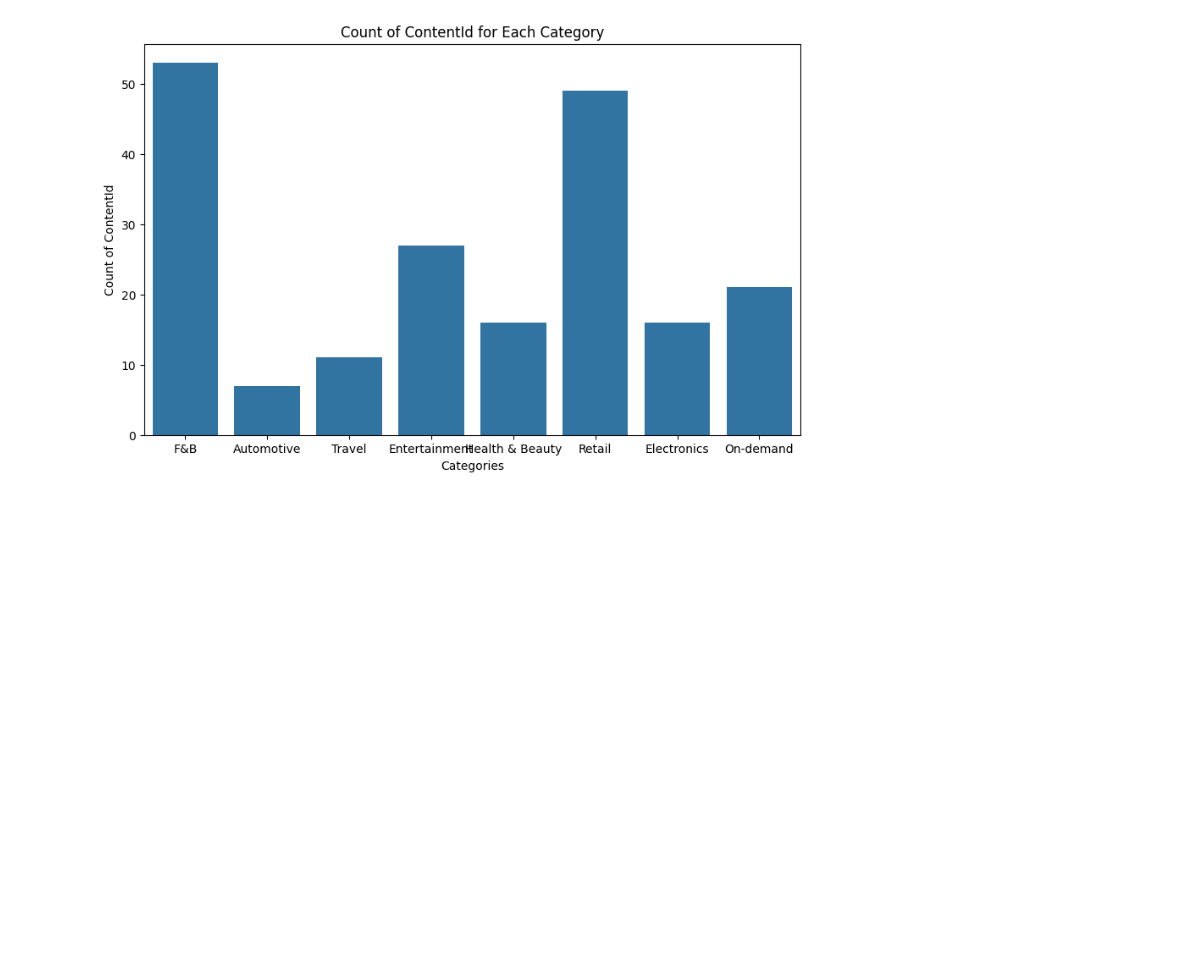
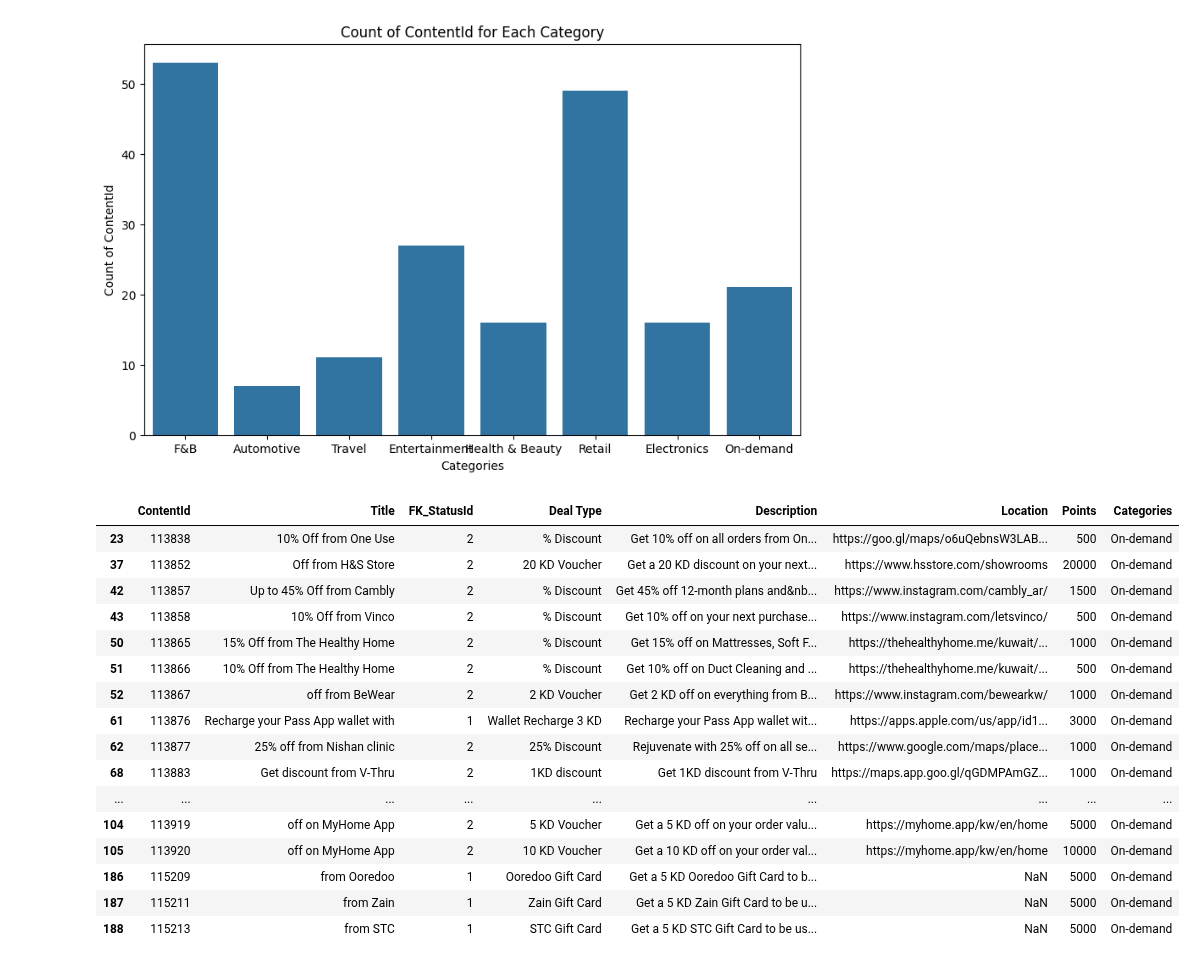
Before and after one commit to DboukAli98/KFHXRelatedAi, a Jupyter notebook: NoteBooks/Data Exploration/Deals_Data_Exploration.ipynb, the cells around one changed output. Saved outputs shown, nothing was run; the diff lists cells and outputs as text; code cells hidden in the pictures; blank space fills up the shorter version.

```diff
--- a/NoteBooks/Data Exploration/Deals_Data_Exploration.ipynb
+++ b/NoteBooks/Data Exploration/Deals_Data_Exploration.ipynb
@@ -35,3 +35,24 @@ plt.title('Count of ContentId for Each Category')
 plt.show()
 # %% [output]
 [figure]
+# %%
+on_demand_deals = deals[deals['Categories'] == 'On-demand']
+on_demand_deals
+# %% [output]
+|  | ContentId | Title | FK_StatusId | Deal Type | Description | Location | Points | Categories |
+| 23 | 113838 | 10% Off from One Use | 2 | % Discount | Get 10% off on all orders from On... | https://goo.gl/maps/o6uQebnsW3LAB... | 500 | On-demand |
+| 37 | 113852 | Off from H&S Store | 2 | 20 KD Voucher | Get a 20 KD discount on your next... | https://www.hsstore.com/showrooms | 20000 | On-demand |
+| 42 | 113857 | Up to 45% Off from Cambly | 2 | % Discount | Get 45% off 12-month plans and&nb... | https://www.instagram.com/cambly_ar/ | 1500 | On-demand |
+| 43 | 113858 | 10% Off from Vinco | 2 | % Discount | Get 10% off on your next purchase... | https://www.instagram.com/letsvinco/ | 500 | On-demand |
+| 50 | 113865 | 15% Off from The Healthy Home | 2 | % Discount | Get 15% off on Mattresses, Soft F... | https://thehealthyhome.me/kuwait/... | 1000 | On-demand |
+| 51 | 113866 | 10% Off from The Healthy Home | 2 | % Discount | Get 10% off on Duct Cleaning and ... | https://thehealthyhome.me/kuwait/... | 500 | On-demand |
+| 52 | 113867 | off from BeWear | 2 | 2 KD Voucher | Get 2 KD off on everything from B... | https://www.instagram.com/bewearkw/ | 1000 | On-demand |
+| 61 | 113876 | Recharge your Pass App wallet with | 1 | Wallet Recharge 3 KD | Recharge your Pass App wallet wit... | https://apps.apple.com/us/app/id1... | 3000 | On-demand |
+| 62 | 113877 | 25% off from Nishan clinic | 2 | 25% Discount | Rejuvenate with 25% off on all se... | https://www.google.com/maps/place... | 1000 | On-demand |
+| 68 | 113883 | Get discount from V-Thru | 2 | 1KD discount | Get 1KD discount from V-Thru | https://maps.app.goo.gl/qGDMPAmGZ... | 1000 | On-demand |
+| ... | ... | ... | ... | ... | ... | ... | ... | ... |
+| 104 | 113919 | off on MyHome App | 2 | 5 KD Voucher | Get a 5 KD off on your order valu... | https://myhome.app/kw/en/home | 5000 | On-demand |
+| 105 | 113920 | off on MyHome App | 2 | 10 KD Voucher | Get a 10 KD off on your order val... | https://myhome.app/kw/en/home | 10000 | On-demand |
+| 186 | 115209 | from Ooredoo | 1 | Ooredoo Gift Card | Get a 5 KD Ooredoo Gift Card to b... | NaN | 5000 | On-demand |
+| 187 | 115211 | from Zain | 1 | Zain Gift Card | Get a 5 KD Zain Gift Card to be u... | NaN | 5000 | On-demand |
+| 188 | 115213 | from STC | 1 | STC Gift Card | Get a 5 KD STC Gift Card to be us... | NaN | 5000 | On-demand |
```
Also changed, not shown: 3 other files.
